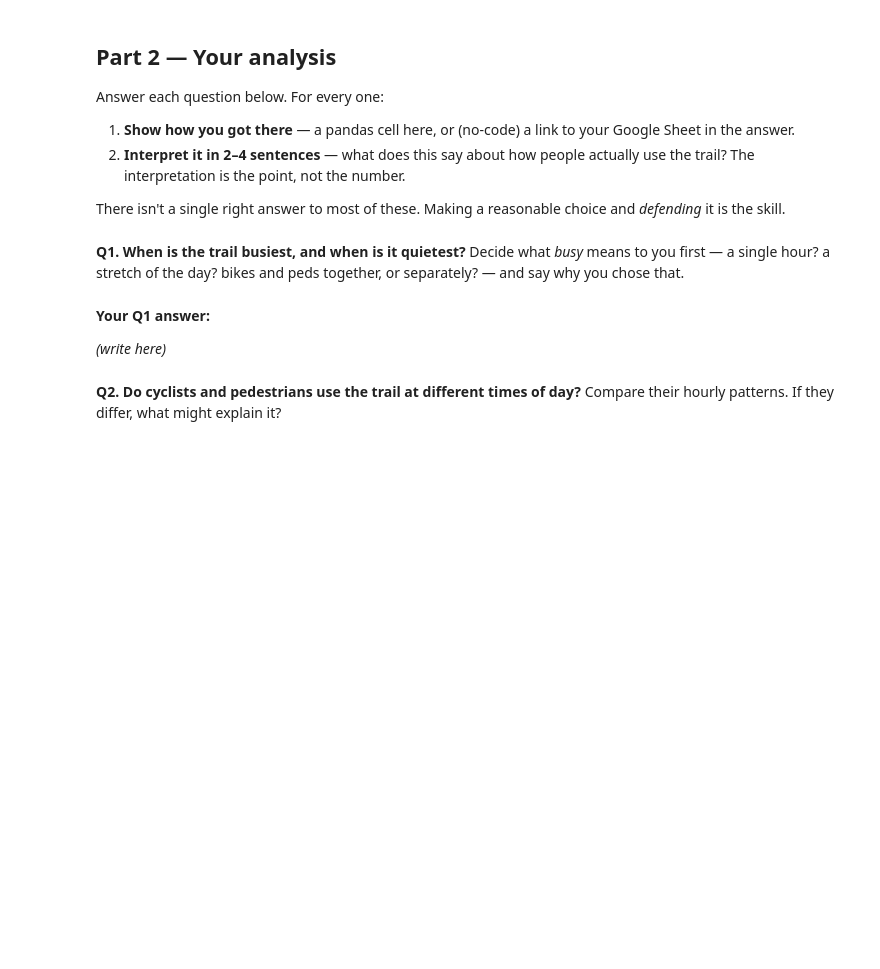
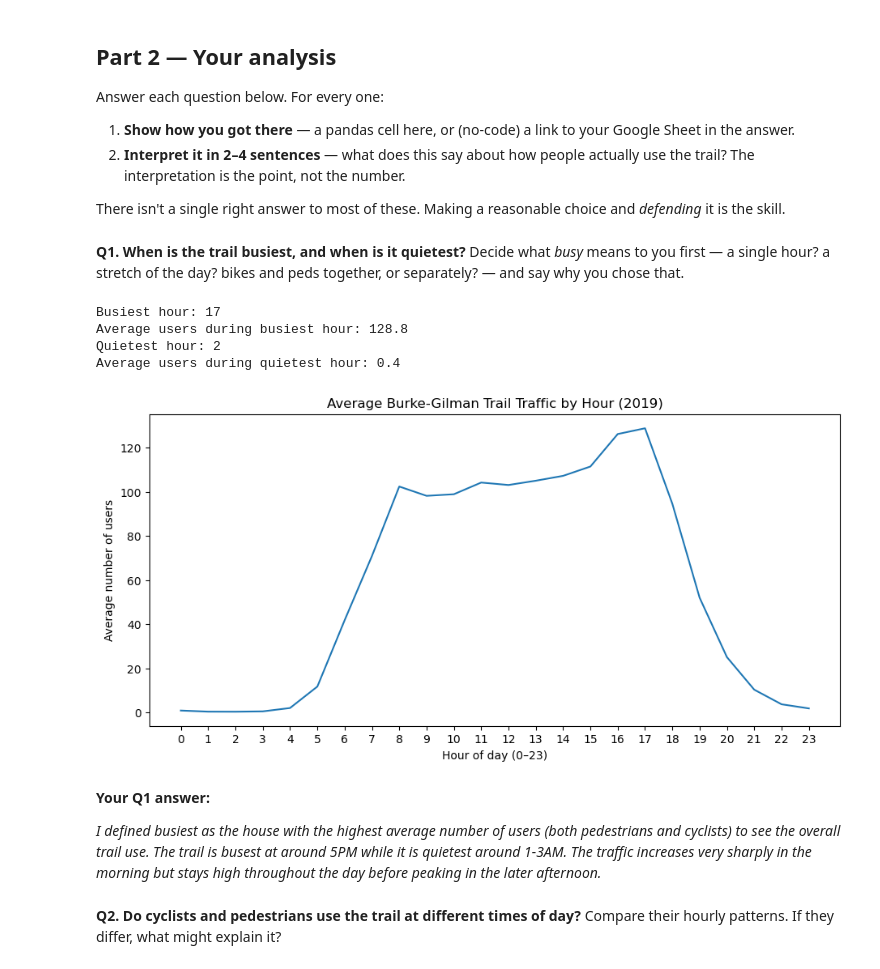
Before and after one commit to shayokita/hcde-410, a Jupyter notebook: A1/A1.ipynb, the cells around one changed output. Cells and saved outputs as stored; diff of their text form; code cells hidden in the pictures; blank space fills up the shorter version.

```diff
--- a/A1/A1.ipynb
+++ b/A1/A1.ipynb
@@ -141,10 +141,33 @@ There isn't a single right answer to most of these. Making a reasonable choice a
 Decide what *busy* means to you first — a single hour? a stretch of the day? bikes and peds together, or separately? — and say why you chose that.
 # %%
 # Your code for Q1 (or put a Google Sheets link in your written answer below)
+df["total_users"] = df["bikes"] + df["peds"]
+
+q1 = df.groupby("hour")["total_users"].mean()
+
+print("Busiest hour:", q1.idxmax())
+print("Average users during busiest hour:", round(q1.max(), 1))
+
+print("Quietest hour:", q1.idxmin())
+print("Average users during quietest hour:", round(q1.min(), 1))
+
+q1.plot(figsize=(11, 5))
+
+plt.title("Average Burke-Gilman Trail Traffic by Hour (2019)")
+plt.xlabel("Hour of day (0–23)")
+plt.ylabel("Average number of users")
+plt.xticks(range(0, 24))
+plt.show()
+# %% [output]
+Busiest hour: 17
+Average users during busiest hour: 128.8
+Quietest hour: 2
+Average users during quietest hour: 0.4
+[figure, added]
 # %% [markdown]
 **Your Q1 answer:**
 
-*(write here)*
+*I defined busiest as the house with the highest average number of users (both pedestrians and cyclists) to see the overall trail use. The trail is busest at around 5PM while it is quietest around 1-3AM. The traffic increases very sharply in the morning but stays high throughout the day before peaking in the later afternoon.*
 # %% [markdown]
 **Q2. Do cyclists and pedestrians use the trail at different times of day?**
 Compare their hourly patterns. If they differ, what might explain it?
```
Also changed, not shown: parts of 2 cells of this notebook.
